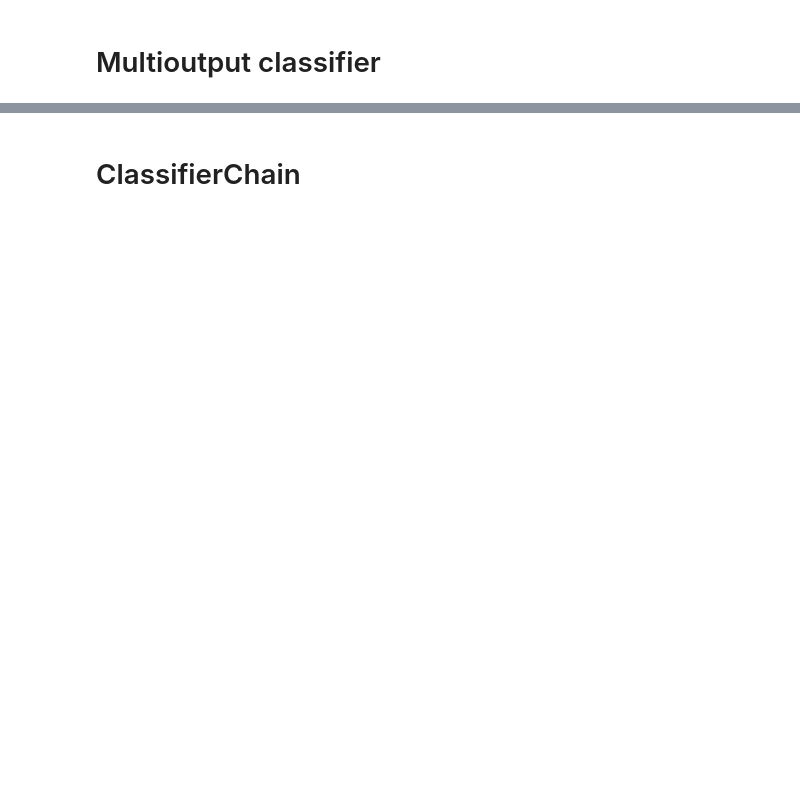
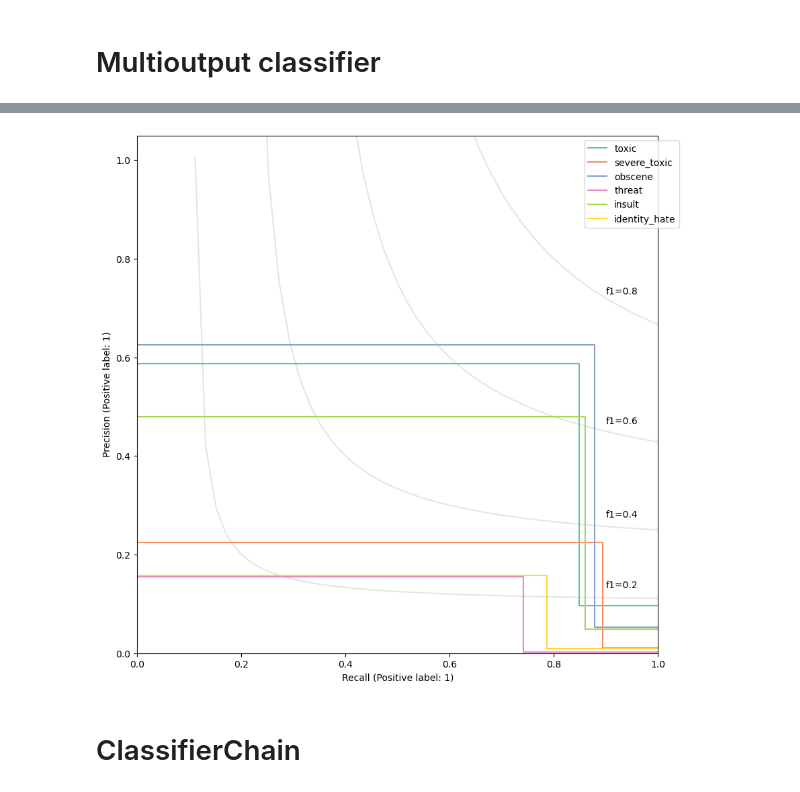
Before and after one commit to bryangyc/Toxic_comments_classification, a Jupyter notebook: code/model1.ipynb, the cells around one changed output, grey strips where cells are left out. Saved outputs shown, nothing was run; the diff lists cells and outputs as text; code cells hidden in the pictures; blank space fills up the shorter version.

```diff
--- a/code/model1.ipynb
+++ b/code/model1.ipynb
@@ -353,3 +187,41 @@ display(f1_score(y_test, y_pred, average='weighted'))
+# %%
+f, ax = plt.subplots(figsize=(10, 10))
+# axes = axes.ravel()
+colors = cycle(sns.color_palette("Set2", 10))
+features = ["toxic", "severe_toxic", "obscene", "threat", "insult", "identity_hate"]
+
+f_scores = np.linspace(0.2, 0.8, num=4)
+lines, labels = [], []
+for f_score in f_scores:
+    x = np.linspace(0.01, 1)
+    y = f_score * x / (2 * x - f_score)
+    (l,) = plt.plot(x[y >= 0], y[y >= 0], color="gray", alpha=0.2)
+    plt.annotate("f1={0:0.1f}".format(f_score), xy=(0.9, y[45] + 0.02))
+
+# precision = dict()
+# recall = dict()
+# for i in range(6):
+#     precision[i], recall[i], _ = precision_recall_curve(y_test[:, i],
+#                                                         y_pred[:, i])
+#     plt.plot(recall[i], precision[i], lw=2, label='class {}'.format(i))
+
+for i in range(6):
+    disp = PrecisionRecallDisplay.from_predictions(
+        y_test[:, i], y_pred[:, i], name=features[i])
+    plt.close()
+    # disp = ConfusionMatrixDisplay(
+    #     confusion_matrix(y_test[:, i], y_pred[:, i]), display_labels=[0, 1]
+    # )
+    disp.plot(ax=ax, color=next(colors), label=f"{features[i]}")
+    ax.set_xlim([0.0, 1.0])
+    ax.set_ylim([0.0, 1.05])
+    ax.legend(loc="best", bbox_to_anchor=(1.05, 1))
+    # disp.ax_.set_title(f"{features[i]}")
+    # disp.ax_.set_xlabel("")
+    # disp.ax_.set_ylabel("")
+    # disp.im_.colorbar.remove()
+# %% [output]
+[figure, added]
 # %% [markdown]
 # ClassifierChain
 # %%
```
Also changed, not shown: parts of 130 cells of this notebook, 29 other files.
